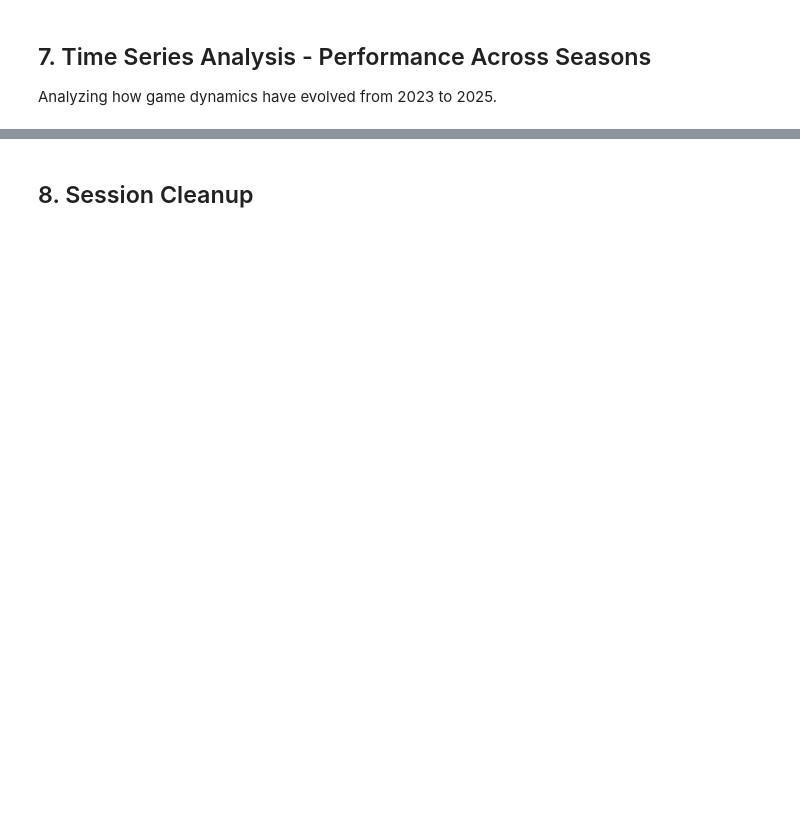
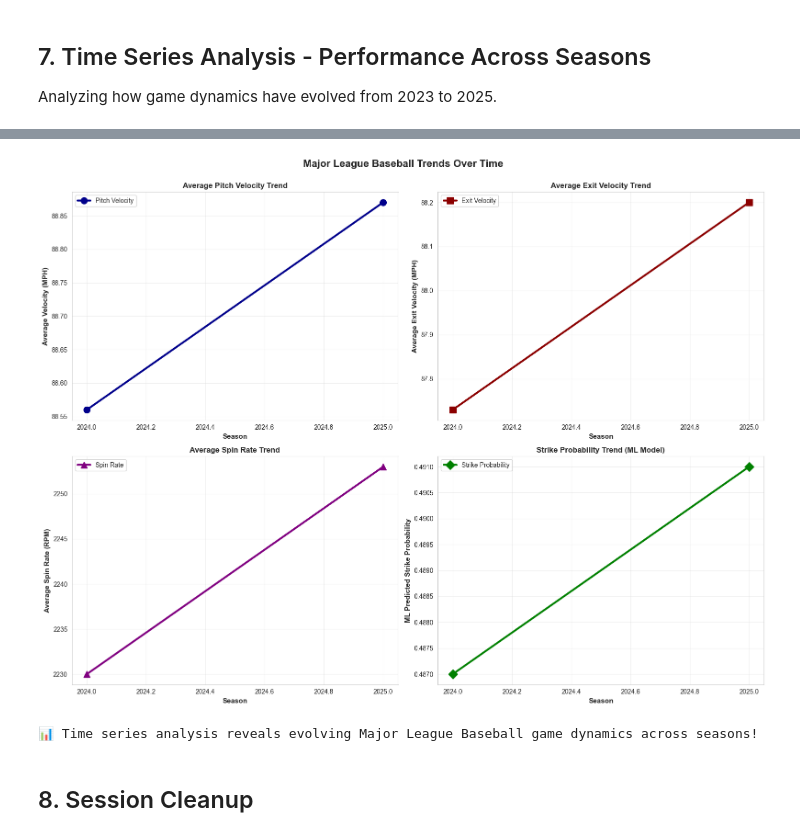
Before and after one commit to achelm15/databricks_demos, a Jupyter notebook: MLB GUMBO E2E/08-external-access.ipynb, the cells around one changed output, grey strips where cells are left out. Cells and saved outputs as stored; diff of their text form; code cells hidden in the pictures; blank space fills up the shorter version.

```diff
--- a/MLB GUMBO E2E/08-external-access.ipynb
+++ b/MLB GUMBO E2E/08-external-access.ipynb
@@ -490,6 +612,7 @@ print(trend_pd.to_string(index=False))
 # %%
 # Visualize trends over time
 fig, axes = plt.subplots(2, 2, figsize=(16, 12))
+fig.suptitle(f'{LEAGUE_LEVEL} Trends Over Time', fontsize=16, fontweight='bold', y=1.00)
 
 # 1. Pitch velocity trends
 ax1 = axes[0, 0]
@@ -507,34 +630,37 @@ ax2.plot(trend_pd['season'], trend_pd['avg_exit_velo'], marker='s', linewidth=3,
          markersize=10, color='darkred', label='Exit Velocity')
 ax2.set_xlabel('Season', fontweight='bold', fontsize=11)
 ax2.set_ylabel('Average Exit Velocity (MPH)', fontweight='bold', fontsize=11)
 ax2.set_title('Average Exit Velocity Trend', fontweight='bold', fontsize=12)
 ax2.grid(True, alpha=0.3)
 ax2.legend()
 
 # 3. Spin rate trends
 ax3 = axes[1, 0]
 ax3.plot(trend_pd['season'], trend_pd['avg_spin_rate'], marker='^', linewidth=3,
          markersize=10, color='purple', label='Spin Rate')
 ax3.set_xlabel('Season', fontweight='bold', fontsize=11)
 ax3.set_ylabel('Average Spin Rate (RPM)', fontweight='bold', fontsize=11)
 ax3.set_title('Average Spin Rate Trend', fontweight='bold', fontsize=12)
 ax3.grid(True, alpha=0.3)
 ax3.legend()
 
 # 4. Strike probability trends
 ax4 = axes[1, 1]
 ax4.plot(trend_pd['season'], trend_pd['avg_strike_prob'], marker='D', linewidth=3,
          markersize=10, color='green', label='Strike Probability')
 ax4.set_xlabel('Season', fontweight='bold', fontsize=11)
 ax4.set_ylabel('ML Predicted Strike Probability', fontweight='bold', fontsize=11)
 ax4.set_title('Strike Probability Trend (ML Model)', fontweight='bold', fontsize=12)
 ax4.grid(True, alpha=0.3)
 ax4.legend()
 
 plt.tight_layout()
 plt.show()
 
-print("\n📊 Time series analysis reveals evolving game dynamics across seasons!")
+print(f"\n📊 Time series analysis reveals evolving {LEAGUE_LEVEL} game dynamics across seasons!")
+# %% [output]
+[figure, added]
+📊 Time series analysis reveals evolving Major League Baseball game dynamics across seasons!
 # %% [markdown]
 ## 8. Session Cleanup
 # %%
```
Also changed, not shown: parts of 14 cells of this notebook, 1 other file.
